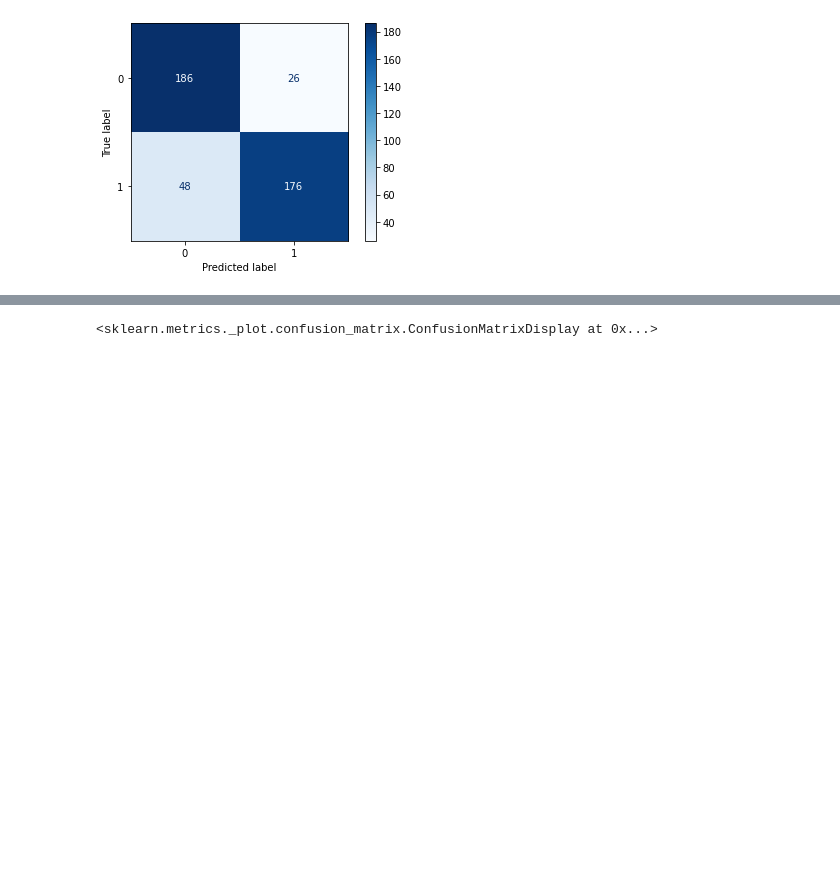
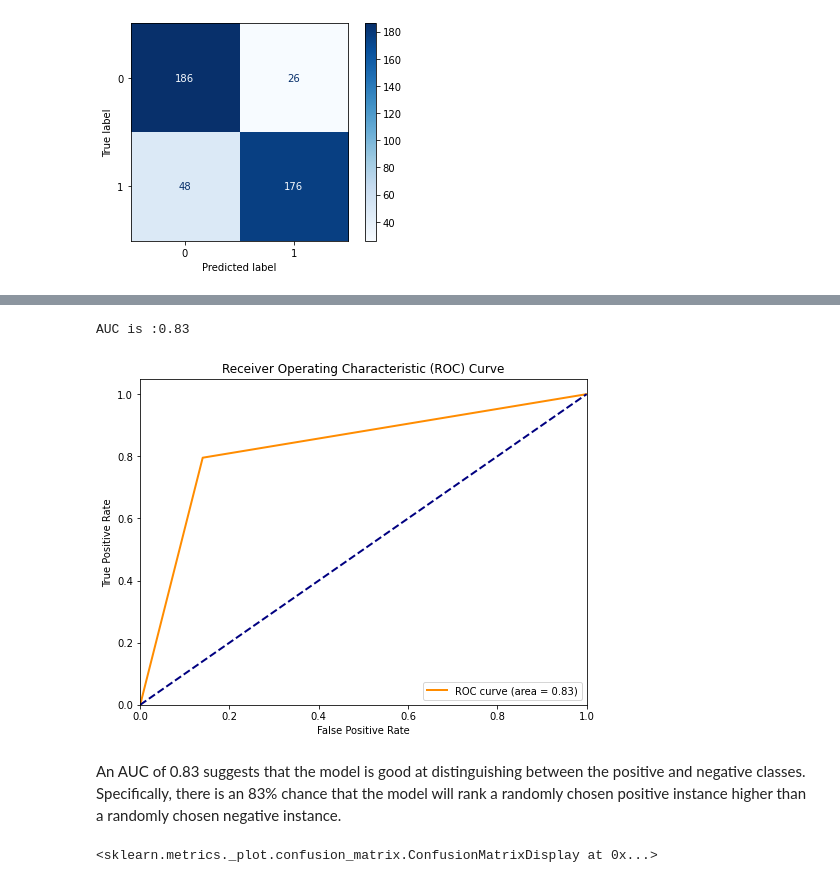
Before and after one commit to aggrey034/project-3, a Jupyter notebook: phase_3.ipynb, the cells around one changed output, grey strips where cells are left out. Cells and saved outputs as stored; diff of their text form; code cells hidden in the pictures; blank space fills up the shorter version.

```diff
--- a/phase_3.ipynb
+++ b/phase_3.ipynb
@@ -383,3 +388,24 @@ AUC is :0.83
+# %%
+# Check the AUC for predictions
+false_positive_rate, true_positive_rate, thresholds = roc_curve(y_test, y_pred_test)
+roc_auc = auc(false_positive_rate, true_positive_rate)
+print('\nAUC is :{0}'.format(round(roc_auc, 2)))
+
+plt.figure(figsize=(8, 6))
+plt.plot(false_positive_rate, true_positive_rate, color='darkorange', lw=2, label='ROC curve (area = %0.2f)' % roc_auc)
+plt.plot([0, 1], [0, 1], color='navy', lw=2, linestyle='--')  # Diagonal line for random guessing
+plt.xlim([0.0, 1.0])
+plt.ylim([0.0, 1.05])
+plt.xlabel('False Positive Rate')
+plt.ylabel('True Positive Rate')
+plt.title('Receiver Operating Characteristic (ROC) Curve')
+plt.legend(loc="lower right")
+plt.show()
+# %% [output]
+AUC is :0.83
+[figure, added]
+# %% [markdown]
+An AUC of 0.83 suggests that the model is good at distinguishing between the positive and negative classes. Specifically, there is an 83% chance that the model will rank a randomly chosen positive instance higher than a randomly chosen negative instance.
 # %%
 cnf_matrix = confusion_matrix(y_test, y_pred_dt)
 disp = ConfusionMatrixDisplay(confusion_matrix=cnf_matrix)
```
Also changed, not shown: parts of 4 cells of this notebook.
